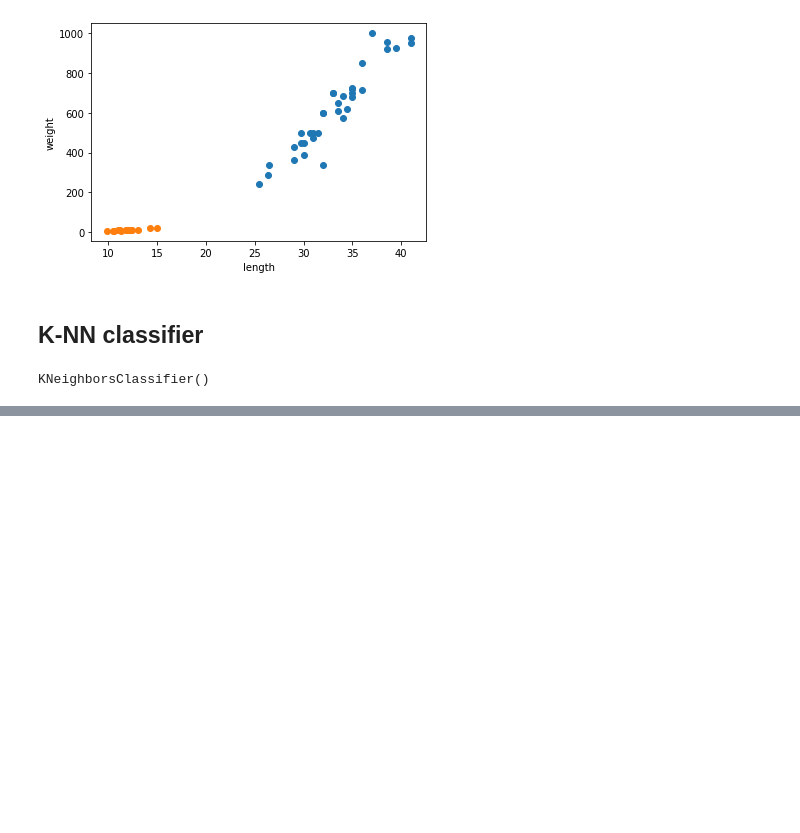
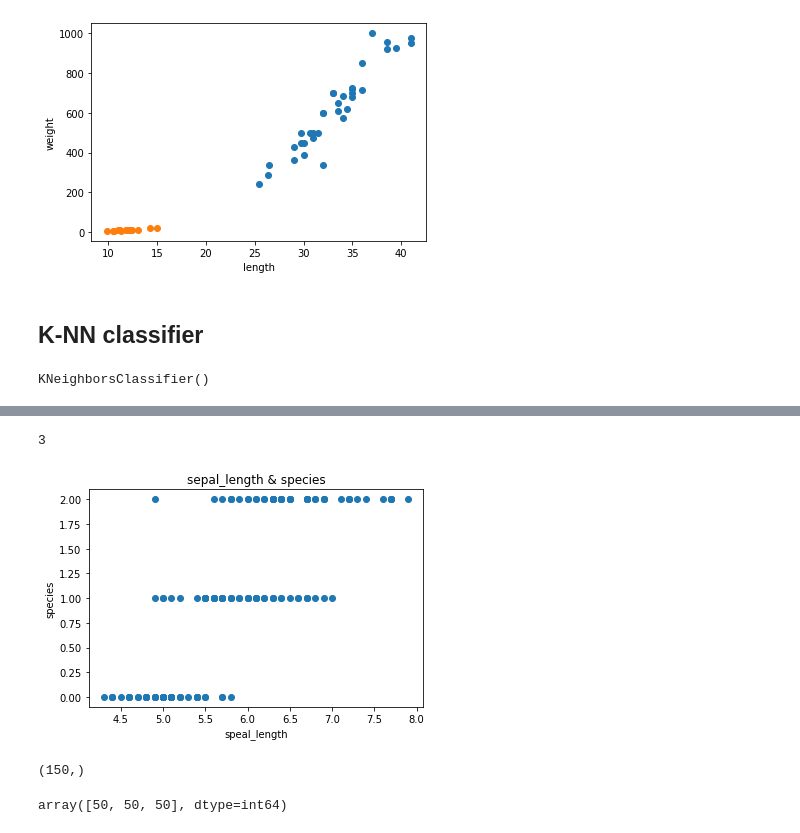
Before and after one commit to basquuu/ML, a Jupyter notebook: fish.ipynb, the cells around one changed output, grey strips where cells are left out. Saved outputs shown, nothing was run; the diff lists cells and outputs as text; code cells hidden in the pictures; blank space fills up the shorter version.

```diff
--- a/fish.ipynb
+++ b/fish.ipynb
@@ -117,0 +124,7 @@ KNeighborsClassifier()
+# %%
+import pandas as pd
+import numpy as np
+import seaborn as sns
+
+df = sns.load_dataset('iris')
+df
@@ -117,0 +172,12 @@ KNeighborsClassifier()
+# %%
+df['species'].nunique() #3가지 종류가 있고 object 타입이므로 label encoding을 통해서 변경이 필요함
+# %% [output]
+3
+# %%
+plt.scatter(df['sepal_length'], df['species'])
+plt.title('sepal_length & species')
+plt.xlabel('speal_length')
+plt.ylabel('species')
+plt.show()
+# %% [output]
+[figure, added]
@@ -117,0 +192,8 @@ KNeighborsClassifier()
+# %%
+df.target.shape
+# %% [output]
+(150,)
+# %%
+np.bincount(df['species'])
+# %% [output]
+array([50, 50, 50], dtype=int64)
```
Also changed, not shown: parts of 23 cells of this notebook, 4 other files.
